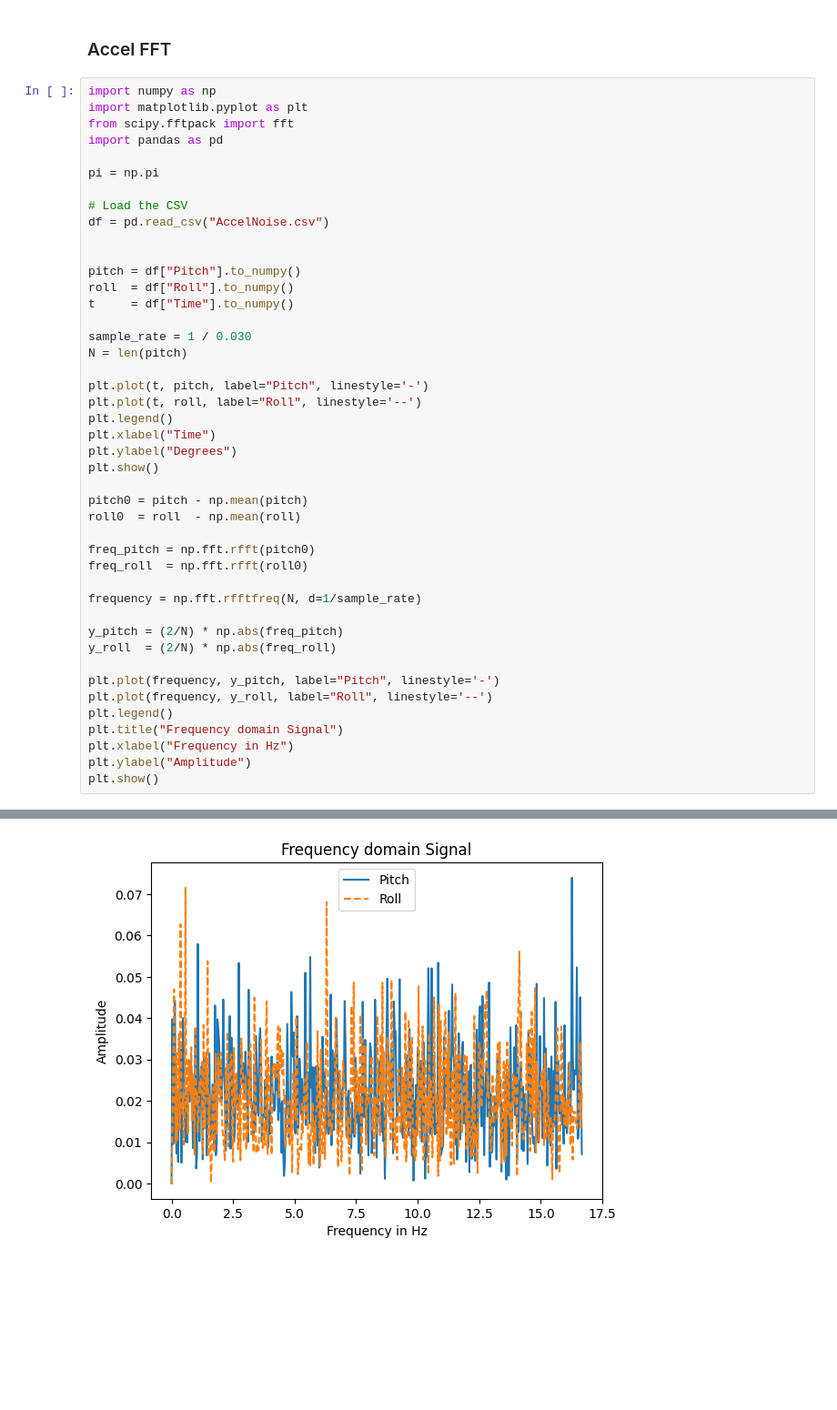
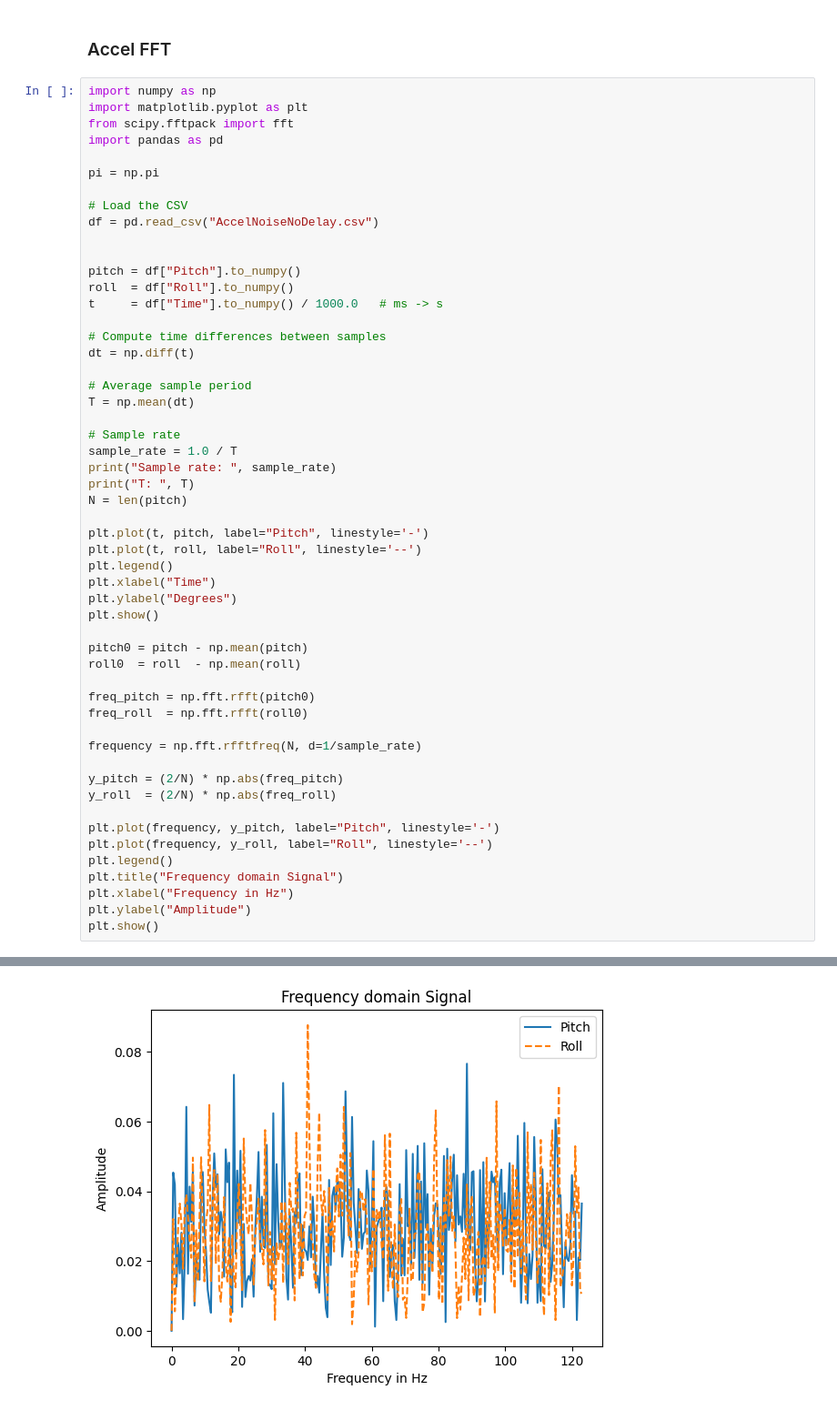
Before and after one commit to leslier7/ece5160-fast-robotics, a Jupyter notebook: Lab2/Lab2Python.ipynb, the cells around one changed output, grey strips where cells are left out. Shown at 91% size. Saved outputs shown, nothing was run; the diff lists cells and outputs as text; blank space fills up the shorter version.

```diff
--- a/Lab2/Lab2Python.ipynb
+++ b/Lab2/Lab2Python.ipynb
@@ -11,14 +11,23 @@ import pandas as pd
 pi = np.pi
 
 # Load the CSV
-df = pd.read_csv("AccelNoise.csv")
+df = pd.read_csv("AccelNoiseNoDelay.csv")
 
 
 pitch = df["Pitch"].to_numpy()
 roll  = df["Roll"].to_numpy()
-t     = df["Time"].to_numpy()
+t     = df["Time"].to_numpy() / 1000.0   # ms -> s
 
-sample_rate = 1 / 0.030
+# Compute time differences between samples
+dt = np.diff(t)
+
+# Average sample period
+T = np.mean(dt)
+
+# Sample rate
+sample_rate = 1.0 / T
+print("Sample rate: ", sample_rate)
+print("T: ", T)
 N = len(pitch)
 
 plt.plot(t, pitch, label="Pitch", linestyle='-')
@@ -51 +62 @@ plt.show()
-[figure, old version]
+[figure, new version]
```
Also changed, not shown: parts of 9 cells of this notebook, 3 other files.
